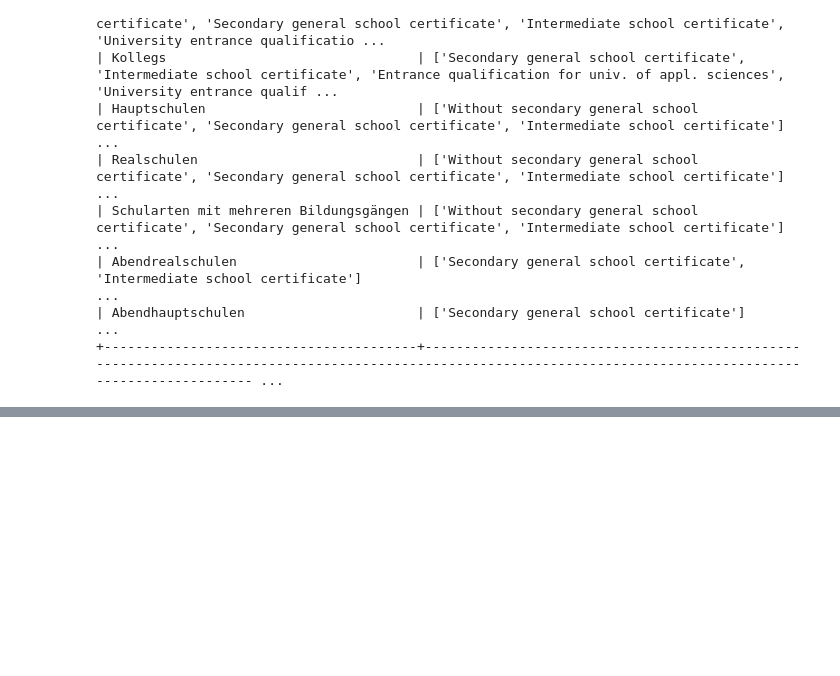
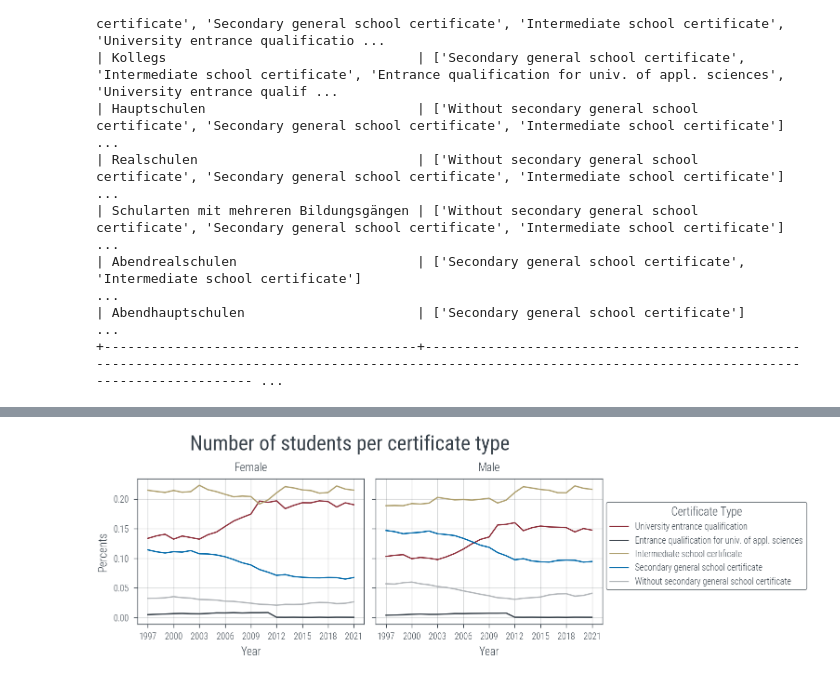
Before and after one commit to KarylReyne/DataLiteracyWS23, a Jupyter notebook: exp/TF-005-TeachersToChildren.ipynb, the cells around one changed output, grey strips where cells are left out. Drawn from its saved outputs; the diff is of its cells as text; code cells hidden in the pictures; blank space fills up the shorter version.

```diff
--- a/exp/TF-005-TeachersToChildren.ipynb
+++ b/exp/TF-005-TeachersToChildren.ipynb
@@ -649,0 +721,5 @@ print(tabulate(certs_per_school, headers='keys', tablefmt='psql'))
+# %%
+most_common = students_per_type[students_per_type["Certificate Type"] != "Total"].groupby(["Gender", "Certificate Type"]).apply(lambda x: x["Value"].sum()).reset_index().rename(columns={0: "Value"})
+most_common = most_common[most_common["Gender"] == "Total"]
+most_common = most_common.sort_values("Value", ascending=False)
+most_common
@@ -649,0 +733,40 @@ print(tabulate(certs_per_school, headers='keys', tablefmt='psql'))
+# %%
+# Plot the data
+fig, axs = plt.subplots(1, 2, sharex=True, sharey=True)
+types = most_common["Certificate Type"].unique()
+custom_order = {
+    "University entrance qualification": 1,
+    "Entrance qualification for univ. of appl. sciences": 2,
+    "Intermediate school certificate": 3,
+    "Secondary general school certificate": 4,
+    "Without secondary general school certificate": 5,
+}
+types = sorted(types, key=lambda x: custom_order[x])
+
+# Get the number of students for the most common school types
+plot_data = students_per_type[students_per_type["Certificate Type"].isin(types)]
+plot_data = students_per_type.groupby(["Year", "Gender", "Certificate Type"]).apply(lambda x: x["Value"].sum()).reset_index().rename(columns={0: "Value"})
+plot_data = plot_data[plot_data["Gender"] != "Total"]
+plot_data["Relative Value"] = plot_data.groupby(["Year", "Gender"])["Value"].transform(lambda x: x / x.sum())
+
+# Plot the data
+for i, g in enumerate(["Female", "Male"]):
+    ax = axs[i]
+
+    for ct in types:
+        plot_data_st = plot_data[(plot_data["Certificate Type"] == ct) & (plot_data["Gender"] == g)]
+        ax.plot(plot_data_st["Year"], plot_data_st["Relative Value"], label=ct)
+
+    # Other settings
+    ax.set_xlabel("Year")
+    ax.set_title(g)
+    ax.set_xticks(np.arange(plot_data["Year"].min(), plot_data["Year"].max() + 1, 3))
+    ax.grid(True)
+axs[0].set_ylabel("Percents")
+
+# Build legend
+handles, labels = axs[1].get_legend_handles_labels()
+fig.legend(handles, labels, loc='right', bbox_to_anchor=(1.4, 0.5), title="Certificate Type")
+fig.suptitle("Number of students per certificate type", fontsize=16);
+# %% [output]
+[figure, added]
```
Also changed, not shown: parts of 10 cells of this notebook.
